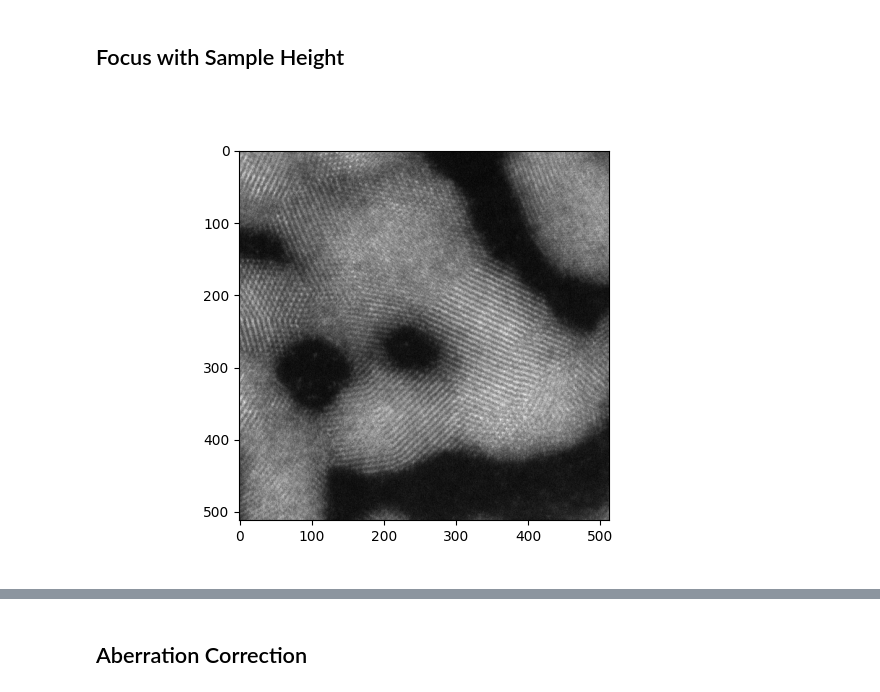
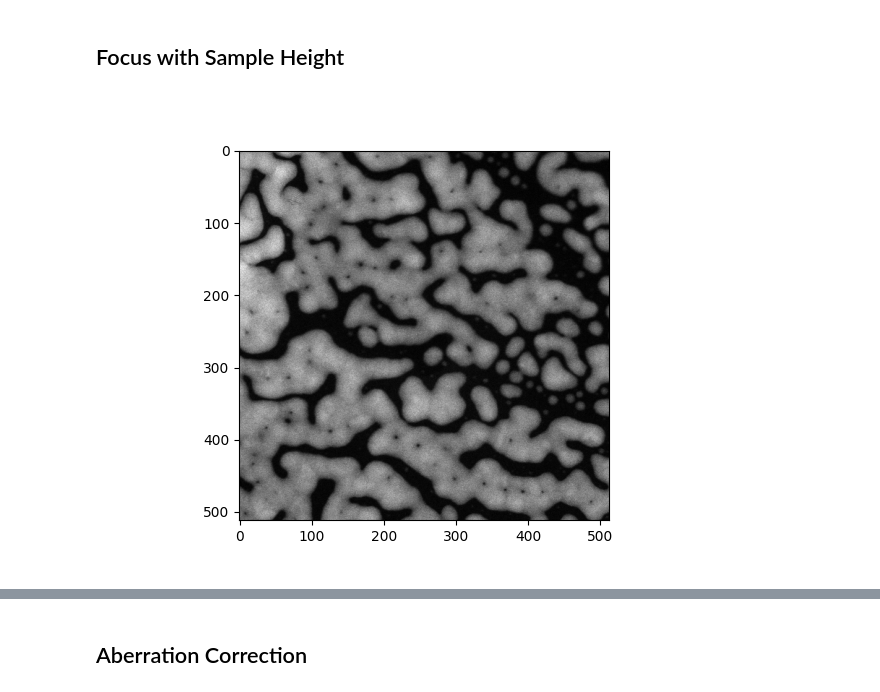
Before and after one commit to gduscher/MLSTEM2025, a Jupyter notebook: Day 1/2_AberrationCorrection.ipynb, the cells around one changed output, grey strips where cells are left out. Saved outputs shown, nothing was run; the diff lists cells and outputs as text; code cells hidden in the pictures.

```diff
--- a/Day 1/2_AberrationCorrection.ipynb
+++ b/Day 1/2_AberrationCorrection.ipynb
@@ -143,9 +165,9 @@ StagePosition(x=0.802545, y=-0.948516, z=-72.28947, a=99.068)
 # %%
 #microscope.specimen.stage.relative_move([0, .1*1e-6, 0*1e-6])
 #microscope.optics.defocus = -0e-9
-microscope.optics.scan_field_of_view  = .017*1e-6
+microscope.optics.scan_field_of_view  = .17*1e-6
 haadf_image = microscope.acquisition.acquire_stem_image(DetectorType.HAADF, 512, 4e-6)# haadf is pixel wise
 fig = plt.figure()
 im =  plt.imshow(haadf_image.data, cmap='gray')
 # %% [output]
-[figure, old version]
+[figure, new version]
```
Also changed, not shown: parts of 29 cells of this notebook, 7 other files.
